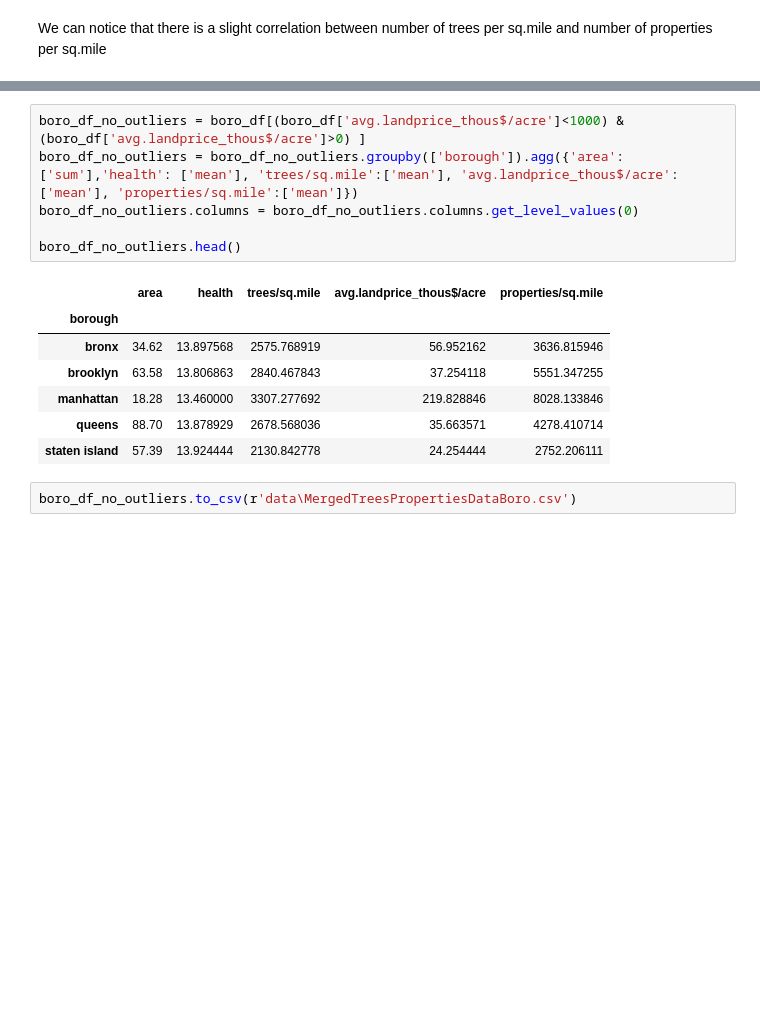
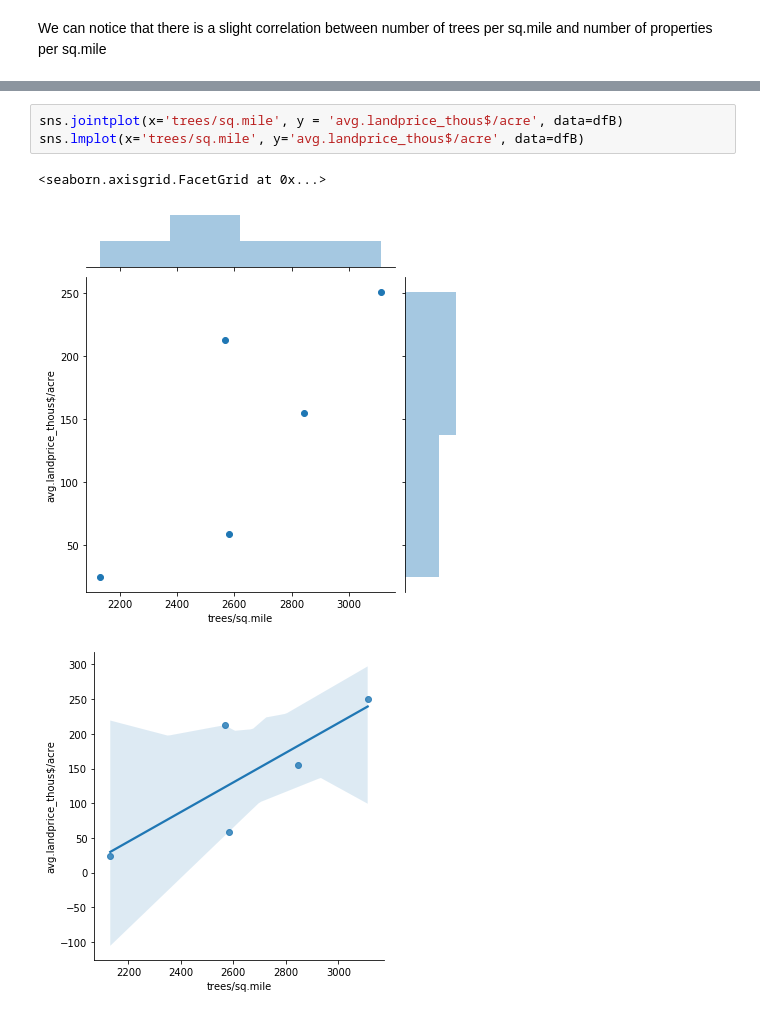
Before and after one commit to MarinaOrzechowski/NYC_Trees_Properties, a Jupyter notebook: DataAnalysis.ipynb, the cells around one changed output, grey strips where cells are left out. Saved outputs shown, nothing was run; the diff lists cells and outputs as text; blank space fills up the shorter version.

```diff
--- a/DataAnalysis.ipynb
+++ b/DataAnalysis.ipynb
@@ -370,16 +463,7 @@ boro_df
-# %%
-boro_df_no_outliers = boro_df[(boro_df['avg.landprice_thous$/acre']<1000) & (boro_df['avg.landprice_thous$/acre']>0) ]
-boro_df_no_outliers = boro_df_no_outliers.groupby(['borough']).agg({'area':['sum'],'health': ['mean'], 'trees/sq.mile':['mean'], 'avg.landprice_thous$/acre':['mean'], 'properties/sq.mile':['mean']})
-boro_df_no_outliers.columns = boro_df_no_outliers.columns.get_level_values(0)
-
-boro_df_no_outliers.head()
-# %% [output]
-|  | area | health | trees/sq.mile | avg.landprice_thous$/acre | properties/sq.mile |
-| borough |  |  |  |  |  |
-| bronx | 34.62 | 13.897568 | 2575.768919 | 56.952162 | 3636.815946 |
-| brooklyn | 63.58 | 13.806863 | 2840.467843 | 37.254118 | 5551.347255 |
-| manhattan | 18.28 | 13.460000 | 3307.277692 | 219.828846 | 8028.133846 |
-| queens | 88.70 | 13.878929 | 2678.568036 | 35.663571 | 4278.410714 |
-| staten island | 57.39 | 13.924444 | 2130.842778 | 24.254444 | 2752.206111 |
-# %%
-boro_df_no_outliers.to_csv(r'data\MergedTreesPropertiesDataBoro.csv')
+# %%
+sns.jointplot(x='trees/sq.mile', y = 'avg.landprice_thous$/acre', data=dfB)
+sns.lmplot(x='trees/sq.mile', y='avg.landprice_thous$/acre', data=dfB)
+# %% [output]
+<seaborn.axisgrid.FacetGrid at 0x...>
+[figure, added]
+[figure, added]
```
Also changed, not shown: parts of 43 cells of this notebook, 21 other files.
